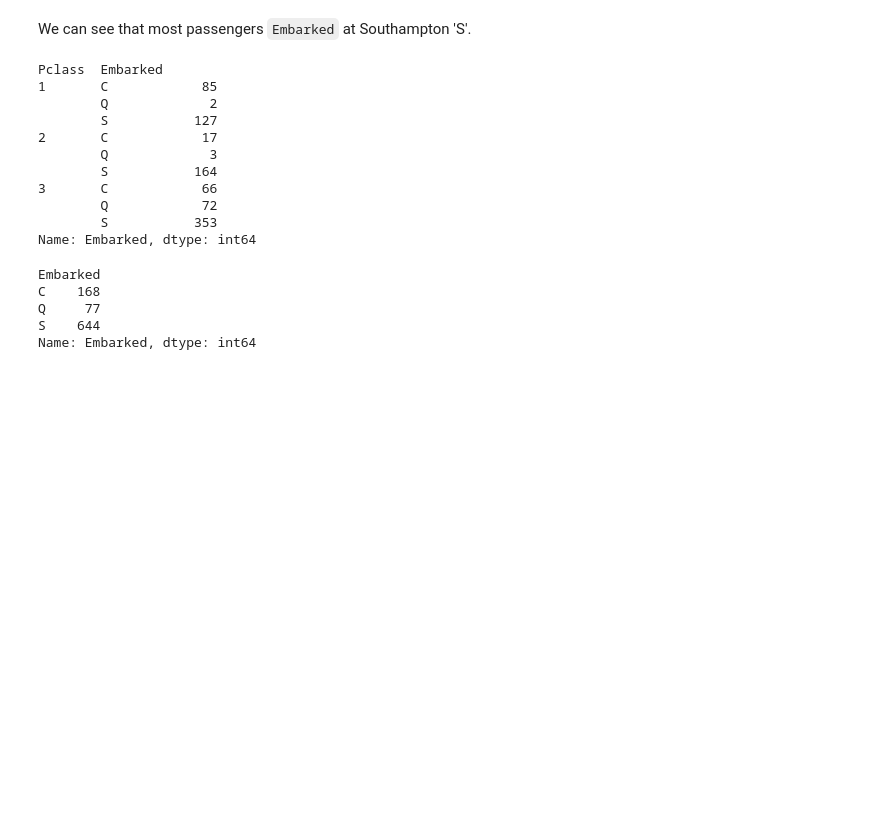
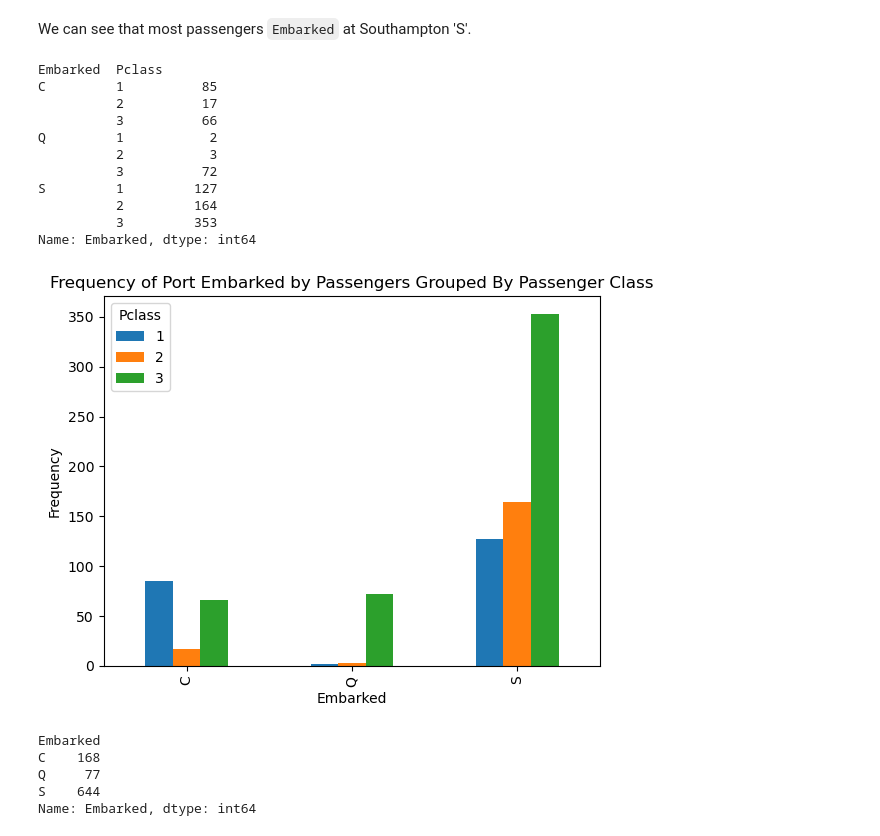
Before and after one commit to mochkt/learning-ds, a Jupyter notebook: titanic/Titanic.ipynb, the cells around one changed output. Saved outputs shown, nothing was run; the diff lists cells and outputs as text; code cells hidden in the pictures; blank space fills up the shorter version.

```diff
--- a/titanic/Titanic.ipynb
+++ b/titanic/Titanic.ipynb
@@ -288,19 +289,25 @@ Name: Embarked, dtype: object
 # %% [markdown]
 We can see that most passengers `Embarked` at Southampton 'S'.
 # %%
-titanic.groupby(["Pclass", "Embarked"])["Embarked"].count()
+titanic.groupby(["Embarked", "Pclass"])["Embarked"].count()
 # %% [output]
-Pclass  Embarked
-1       C            85
-        Q             2
-        S           127
-2       C            17
-        Q             3
-        S           164
-3       C            66
-        Q            72
-        S           353
+Embarked  Pclass
+C         1          85
+          2          17
+          3          66
+Q         1           2
+          2           3
+          3          72
+S         1         127
+          2         164
+          3         353
 Name: Embarked, dtype: int64
+# %%
+titanic.groupby(["Embarked", "Pclass"])["Embarked"].count().unstack().plot(kind='bar')
+plt.ylabel("Frequency")
+plt.title("Frequency of Port Embarked by Passengers Grouped By Passenger Class");
+# %% [output]
+[figure, added]
 # %%
 titanic.groupby("Embarked")["Embarked"].count()
 # %% [output]
```
Also changed, not shown: parts of 9 cells of this notebook.
